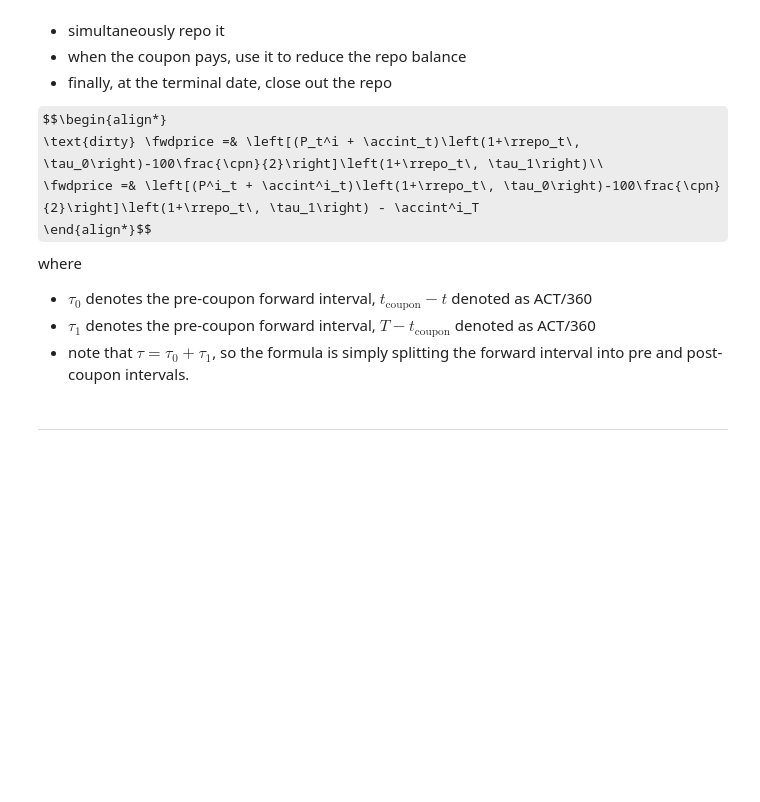
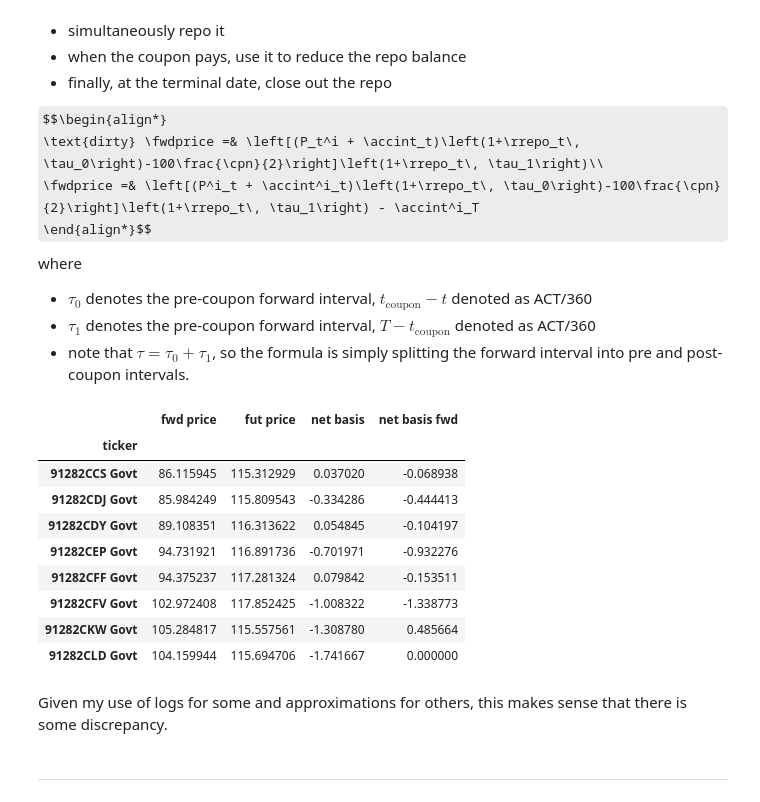
Before and after one commit to vinnyyx/finm-fiderivs-2025, a Jupyter notebook: homework/Homework 3.ipynb, the cells around one changed output. Cells and saved outputs as stored; diff of their text form; code cells hidden in the pictures; some formulas as TeX source; blank space fills up the shorter version.

```diff
--- a/homework/Homework 3.ipynb
+++ b/homework/Homework 3.ipynb
@@ -173,3 +325,60 @@ where
+# %%
+import numpy as np
+
+def calc_fwd_price(row, date_fwd, date_now):
+    """
+    Calculate the forward price of a bond correctly incorporating the no-arbitrage relationship with interim coupons.
+
+    Parameters:
+    - row: Pandas Series containing bond data
+    - date_fwd: Futures settlement date (datetime object)
+    - date_now: Current date (datetime object)
+
+    Returns:
+    - Corrected forward price of the bond
+    """
+
+    # Extract bond data
+    spot = row['px_last']  # Clean price
+    acc_int = row['int_acc']  # Accrued interest today (ξ_t^i)
+    cpn = row['cpn']  # Annual coupon rate
+    repo = row['repo_implied_reporate'] / 100  # Convert repo rate to decimal
+
+    # Time periods in years
+    tau_0 = (date_fwd - date_now).days / 360  # Time to futures settlement
+    nxt_cpn_dt = row['nxt_cpn_dt']
+
+    # Check if a coupon is received before settlement
+    if nxt_cpn_dt < date_fwd:
+        tau_1 = (date_fwd - nxt_cpn_dt).days / 360  # Time from coupon to futures expiry
+        pv_coupon = (cpn / 2) * (1 + repo * tau_1)  # Discounted coupon
+    else:
+        tau_1 = 0
+        pv_coupon = 0  # No coupon received before settlement
+
+    # Compute forward price using corrected formula
+    fwd_price = ((spot + acc_int) * (1 + repo * tau_0)) - pv_coupon
+
+    return fwd_price
+# %%
+bond_fut['fwd price'] = bond_fut.apply(lambda row: calc_fwd_price(row, date_fwd, date_now), axis=1)
+
+bond_fut['net basis fwd'] = bond_fut['fwd price'] - bond_fut['fut price'] * bond_fut['conversion']
+
+bond_fut[['fwd price', 'fut price', 'net basis', 'net basis fwd']]
+# %% [output]
+|  | fwd price | fut price | net basis | net basis fwd |
+| ticker |  |  |  |  |
+| 91282CCS Govt | 86.115945 | 115.312929 | 0.037020 | -0.068938 |
+| 91282CDJ Govt | 85.984249 | 115.809543 | -0.334286 | -0.444413 |
+| 91282CDY Govt | 89.108351 | 116.313622 | 0.054845 | -0.104197 |
+| 91282CEP Govt | 94.731921 | 116.891736 | -0.701971 | -0.932276 |
+| 91282CFF Govt | 94.375237 | 117.281324 | 0.079842 | -0.153511 |
+| 91282CFV Govt | 102.972408 | 117.852425 | -1.008322 | -1.338773 |
+| 91282CKW Govt | 105.284817 | 115.557561 | -1.308780 | 0.485664 |
+| 91282CLD Govt | 104.159944 | 115.694706 | -1.741667 | 0.000000 |
+# %% [markdown]
+Given my use of logs for some and approximations for others, this makes sense that there is some discrepancy.
 # %% [markdown]
 ***
 # %% [markdown]
```
Also changed, not shown: parts of 14 cells of this notebook.
